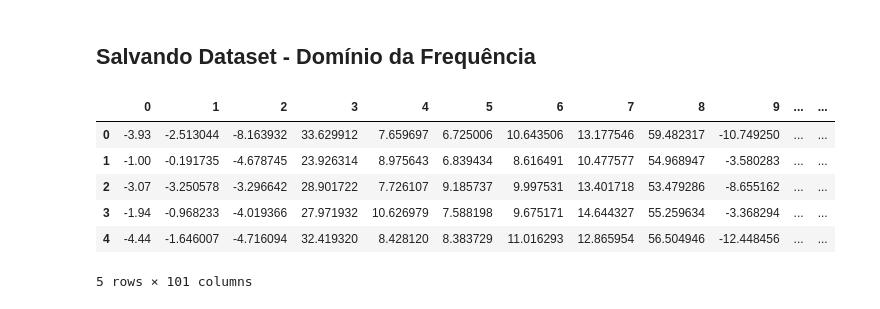
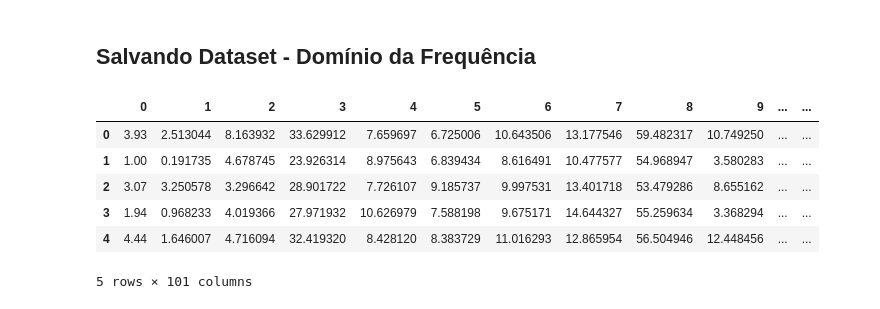
Before and after one commit to jpdol/ElectricCurrentRecognition, a Jupyter notebook: CreatingDataset/FrequencyDomain/DatasetAnalysis.ipynb, the cells around one changed output. Cells and saved outputs as stored; diff of their text form; code cells hidden in the pictures.

```diff
--- a/CreatingDataset/FrequencyDomain/DatasetAnalysis.ipynb
+++ b/CreatingDataset/FrequencyDomain/DatasetAnalysis.ipynb
@@ -21,36 +21,3 @@ dataset.head()
 5 rows × 301 columns
 # %% [markdown]
 ## Combinações de Correntes
-# %%
-classes=[]
-for i in dataset['Device']:
-    if i not in classes:
-        classes.append(i)
-
-#Transformando o Dataframe dataset em matriz
-matrix_dataset = list(dataset.as_matrix())
-
-#Transformando cada linha da matriz em um numpy array
-for i in range(len(matrix_dataset)):
-    matrix_dataset[i] = np.asarray(matrix_dataset[i])
-
-#Dois a dois
-for i in range(len(dataset)):
-    for j in range(1, len(classes)):
-        if i+(200*j)<len(dataset):
-            matrix_dataset.append(matrix_dataset[i]+matrix_dataset[i+(200*j)])
-
-#Três a três
-num_classes = 4
-for i in range(len(dataset)):
-    for j in range(1, len(classes)):
-        for k in range(1, num_classes):
-            if i+(200*j)<len(dataset) and i+(200*(j+num_classes))<len(dataset):
-                matrix_dataset.append(matrix_dataset[i] + matrix_dataset[i+(200*j)] + matrix_dataset[i+(200*(j+1))])
-
-#Quatro a quatro
-for i in range(200):
-    matrix_dataset.append(matrix_dataset[i] + matrix_dataset[i+(200*1)] + matrix_dataset[i+(200*(2))] + matrix_dataset[i+(200*(3))])
-
-#Novo dataset
-new_dataset = pd.DataFrame(matrix_dataset)
@@ -56,0 +45,6 @@ new_dataset = pd.DataFrame(matrix_dataset)
+# %%
+for i in range(len(dataset)):
+    for j in range(1, len(classes)):
+        for k in range(1, len(classes)):
+            if i+(200*j) < len(dataset) and i+(200*(j+k)) < len(dataset):
+                matrix_dataset.append(matrix_dataset[i] + matrix_dataset[i+(200*j)] + matrix_dataset[i+(200*(j+k))])
@@ -104,22 +116,23 @@ See the caveats in the documentation: http://pandas.pydata.org/pandas-docs/stabl
 # %%
 frequency_dataset = []
 for i in range(len(matrix_dataset)):
     signal = []
     signal = list(matrix_dataset[i][:device_position])
-    frequency_dataset.append(list(np.fft.fft(signal).real[:100]))
+    spectro = np.fft.fft(signal).real[:100]
+    frequency_dataset.append(list(abs(spectro)))
     frequency_dataset[i].append(matrix_dataset[i][device_position])
 
 
 #Novo dataset
 frequency_dataset = pd.DataFrame(frequency_dataset)
 frequency_dataset.head()
 # %% [output]
 |  | 0 | 1 | 2 | 3 | 4 | 5 | 6 | 7 | 8 | 9 | ... | ... |
-| 0 | -3.93 | -2.513044 | -8.163932 | 33.629912 | 7.659697 | 6.725006 | 10.643506 | 13.177546 | 59.482317 | -10.749250 | ... | ... |
-| 1 | -1.00 | -0.191735 | -4.678745 | 23.926314 | 8.975643 | 6.839434 | 8.616491 | 10.477577 | 54.968947 | -3.580283 | ... | ... |
-| 2 | -3.07 | -3.250578 | -3.296642 | 28.901722 | 7.726107 | 9.185737 | 9.997531 | 13.401718 | 53.479286 | -8.655162 | ... | ... |
-| 3 | -1.94 | -0.968233 | -4.019366 | 27.971932 | 10.626979 | 7.588198 | 9.675171 | 14.644327 | 55.259634 | -3.368294 | ... | ... |
-| 4 | -4.44 | -1.646007 | -4.716094 | 32.419320 | 8.428120 | 8.383729 | 11.016293 | 12.865954 | 56.504946 | -12.448456 | ... | ... |
+| 0 | 3.93 | 2.513044 | 8.163932 | 33.629912 | 7.659697 | 6.725006 | 10.643506 | 13.177546 | 59.482317 | 10.749250 | ... | ... |
+| 1 | 1.00 | 0.191735 | 4.678745 | 23.926314 | 8.975643 | 6.839434 | 8.616491 | 10.477577 | 54.968947 | 3.580283 | ... | ... |
+| 2 | 3.07 | 3.250578 | 3.296642 | 28.901722 | 7.726107 | 9.185737 | 9.997531 | 13.401718 | 53.479286 | 8.655162 | ... | ... |
+| 3 | 1.94 | 0.968233 | 4.019366 | 27.971932 | 10.626979 | 7.588198 | 9.675171 | 14.644327 | 55.259634 | 3.368294 | ... | ... |
+| 4 | 4.44 | 1.646007 | 4.716094 | 32.419320 | 8.428120 | 8.383729 | 11.016293 | 12.865954 | 56.504946 | 12.448456 | ... | ... |
 5 rows × 101 columns
 # %%
 frequency_dataset.to_csv('Dataset.csv', index=False)
```
Also changed, not shown: parts of 11 cells of this notebook.
